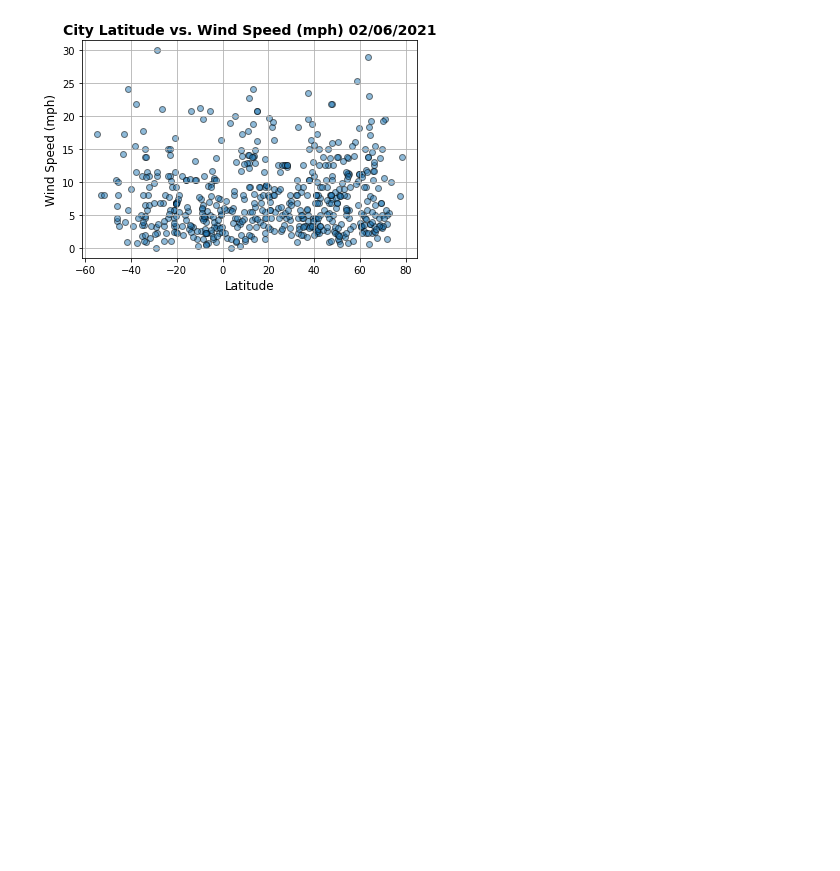
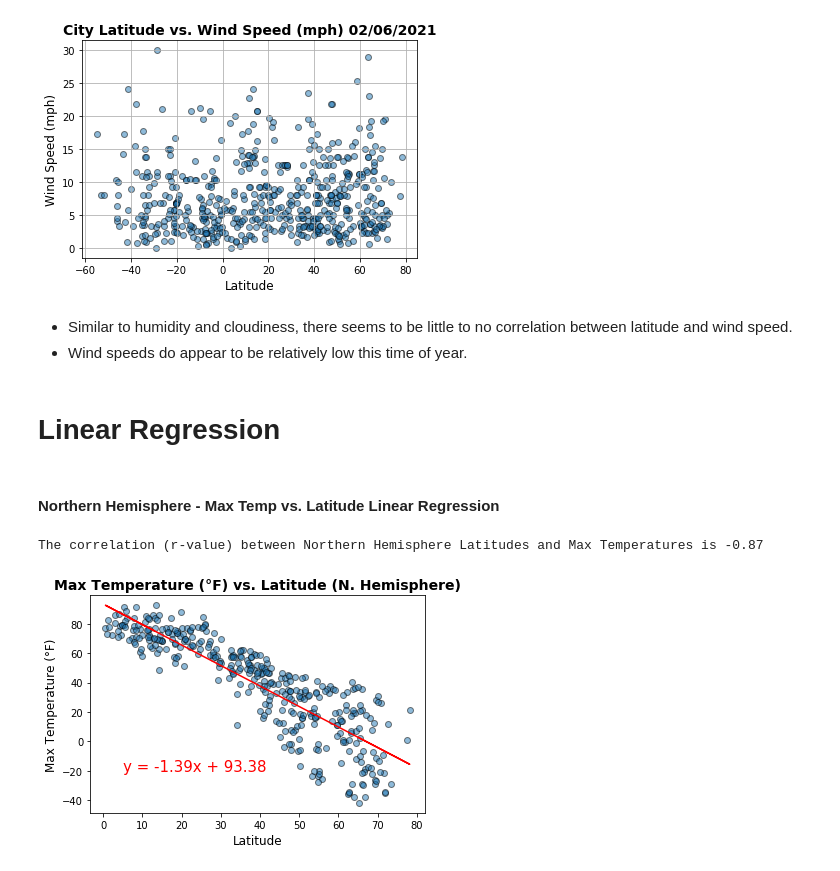
Before and after one commit to briennecole/python_api_challenge, a Jupyter notebook: WeatherPy/WeatherPy.ipynb, the cells around one changed output. Cells and saved outputs as stored; diff of their text form; code cells hidden in the pictures; blank space fills up the shorter version.

Commit message:
1st linear regression model complete

```diff
--- a/WeatherPy/WeatherPy.ipynb
+++ b/WeatherPy/WeatherPy.ipynb
@@ -258,3 +266,38 @@ plt.grid()
 plt.savefig('Output_Data/Images/lat_vs_wind.png')
 # %% [output]
 [figure]
+# %% [markdown]
+- Similar to humidity and cloudiness, there seems to be little to no correlation between latitude and wind speed.
+- Wind speeds do appear to be relatively low this time of year.
+# %% [markdown]
+# Linear Regression
+# %%
+# Define Northern and Southern Hemispheres
+n_hemi = weather_df.loc[weather_df["Latitude"] > 0]
+s_hemi = weather_df.loc[weather_df["Latitude"] < 0]
+# %% [markdown]
+#### Northern Hemisphere - Max Temp vs. Latitude Linear Regression
+# %%
+# Define x and y
+x = n_hemi['Latitude']
+y = n_hemi['Max Temp (F)']
+
+# Run correlation and linear regression
+correlation = st.pearsonr(x, y)
+print(f"The correlation (r-value) between Northern Hemisphere Latitudes and Max Temperatures is {round(correlation[0],2)}")
+(slope, intercept, rvalue, pvalue, stderr) = linregress(x, y)
+regress_values = x * slope + intercept
+line_eq = "y = " + str(round(slope,2)) + "x + " + str(round(intercept,2))
+plt.scatter(x, y, alpha=.5, edgecolors="black")
+plt.plot(x,regress_values,"r-")
+plt.annotate(line_eq,(5,-20),fontsize=15,color="red")
+
+# Title and Labels
+plt.xlabel('Latitude', fontsize=12)
+plt.ylabel('Max Temperature (°F)', fontsize=12)
+plt.title('Max Temperature (°F) vs. Latitude (N. Hemisphere)', fontsize=14, fontweight="bold")
+
+plt.show()
+# %% [output]
+The correlation (r-value) between Northern Hemisphere Latitudes and Max Temperatures is -0.87
+[figure, added]
```
Also changed, not shown: parts of 6 cells of this notebook.
